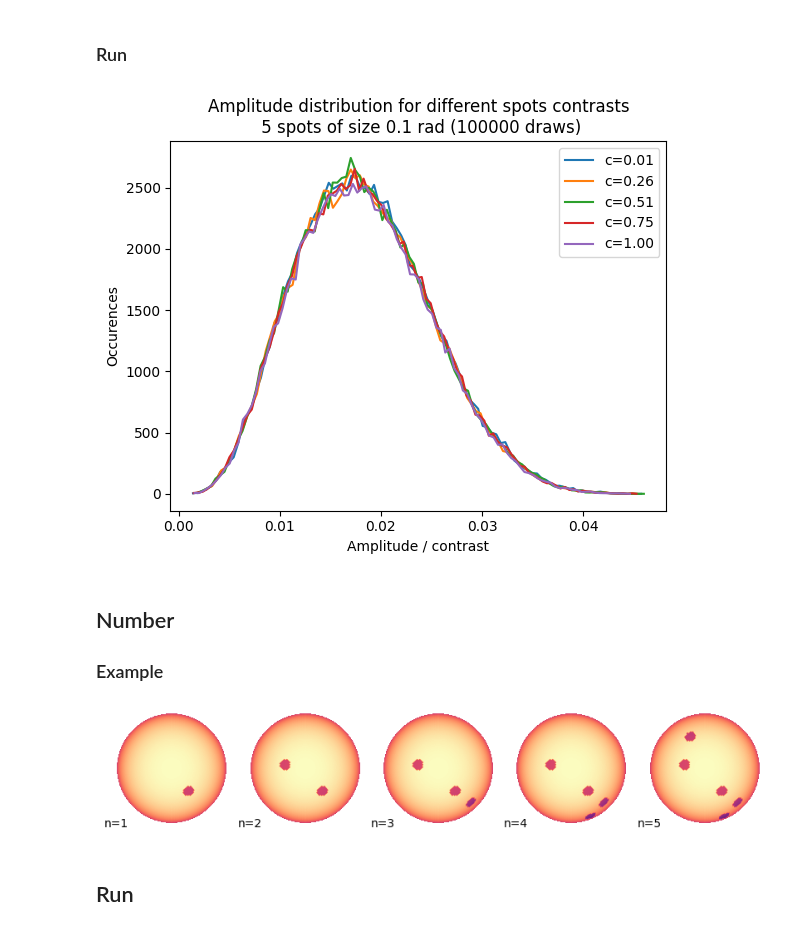
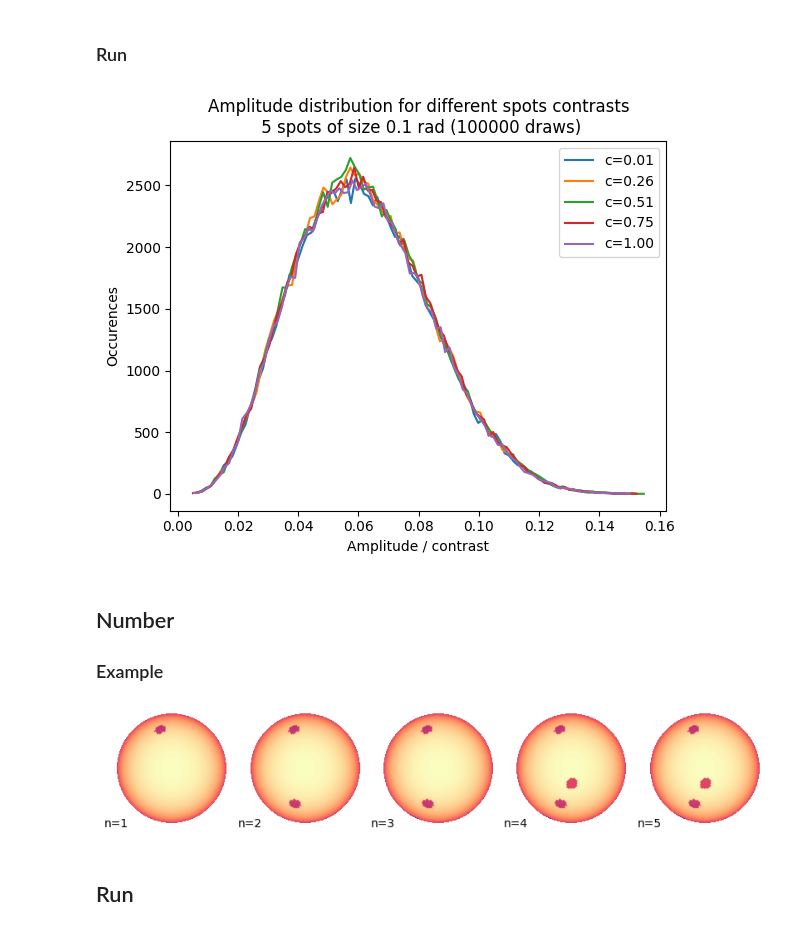
Before and after one commit to lgrcia/spotter, a Jupyter notebook: docs/source/notebooks/experiments.ipynb, the cells around one changed output. Cells and saved outputs as stored; diff of their text form; code cells hidden in the pictures.

```diff
--- a/docs/source/notebooks/experiments.ipynb
+++ b/docs/source/notebooks/experiments.ipynb
@@ -5,12 +5,14 @@ Here are other (useful?) experiments to draw some statistics from these models.
 
 Anyway, let's start simple
 # %%
+import jax
 import numpy as np
 from spotter import Star, uniform
 import matplotlib.pyplot as plt
 
-star = Star(u=[0.1, 0.2], N=2**5)
-amplitude = star.jax_amplitude(resolution=20)
+star = Star(N=2**5)
+u = [0.1, 0.2]
+amplitude = jax.jit(star.amplitude(u, resolution=20))
 
 draws = 100_000
 # %% [markdown]
@@ -20,30 +22,30 @@ In what follows, each exepriment is about 6 x 100 000 draws (i.e. amplitudes eva
 
 ### Example
 # %%
-star.clear_surface()
 np.random.seed(3)
 theta, phi = uniform(5)
+
 plt.figure(figsize=(10, 2))
 for i, c in enumerate(np.linspace(0.05, 0.5, 5)):
     plt.subplot(1, 5, i + 1)
-    star.clear_surface()
-    star.add_spot(theta, phi, 0.1, c)
-    star.show(vmin=0.5, vmax=1)
+    x = 1 - star.spots(theta, phi, 0.1) * c
+    star.show(x, u, vmin=0.5, vmax=1)
     plt.text(0.5, 0.5, f"c={c:.2f}", ha="center", va="center")
 # %% [output]
 [figure]
 # %% [markdown]
 ### Run
 # %%
+from tqdm import tqdm
+
 results = {}
 
 for c in np.linspace(0.01, 1, 5):
     amplitudes = []
-    for i in range(draws):
-        star.clear_surface()
+    for i in tqdm(range(draws), desc=f"c={c:.3f}"):
         theta, phi = uniform(5)
-        star.add_spot(theta, phi, 0.1, c)
-        amplitudes.append(amplitude(star.map_spot))
+        x = 1 - star.spots(theta, phi, 0.1) * c
+        amplitudes.append(amplitude(x))
     amplitudes = np.array(amplitudes)
     results[c] = amplitudes
 # %%
@@ -58,24 +60,23 @@ _ = plt.title(
     f"Amplitude distribution for different spots contrasts\n 5 spots of size 0.1 rad ({draws} draws)"
 )
 # %% [output]
-[figure, old version]
+[figure, new version]
 # %% [markdown]
 ## Number
 
 ### Example
 # %%
-star.clear_surface()
 plt.figure(figsize=(10, 2))
-np.random.seed(17)
-theta, phi = uniform(10)
+np.random.seed(15)
+theta, phi = uniform(17)
+
 for i, n in enumerate(range(1, 6)):
     plt.subplot(1, 5, i + 1)
-    star.clear_surface()
-    star.add_spot(theta[0:n], phi[0:n], 0.1, 0.2)
-    star.show(vmin=0.5, vmax=1)
+    x = 1 - star.spots(theta[0:n], phi[0:n], 0.1) * 0.2
+    star.show(x, u, vmin=0.5, vmax=1)
     plt.text(0.5, 0.5, f"n={n}", ha="center", va="center")
 # %% [output]
-[figure, old version]
+[figure, new version]
 # %% [markdown]
 ## Run
 # %%
```
Also changed, not shown: parts of 10 cells of this notebook, 15 other files.
